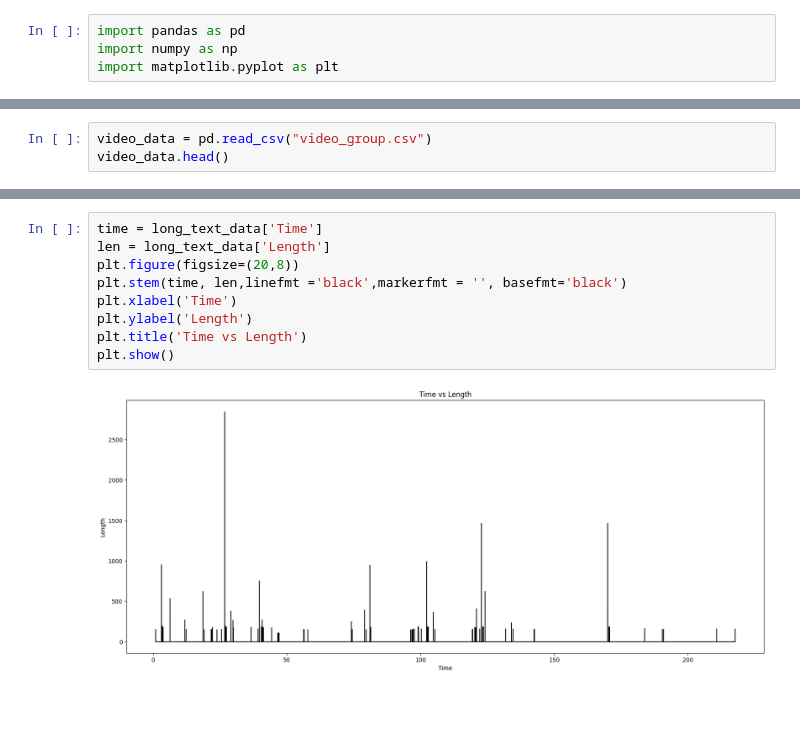
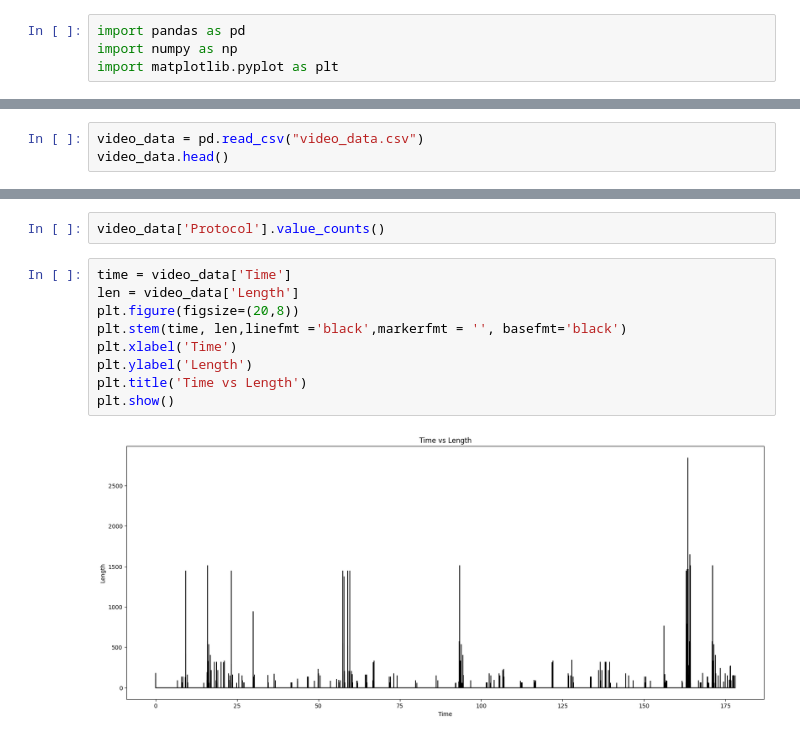
Before and after one commit to NoaAmichai/Computer_networks_final_project, a Jupyter notebook: project.ipynb, the cells around one changed output, grey strips where cells are left out. Saved outputs shown, nothing was run; the diff lists cells and outputs as text; blank space fills up the shorter version.

```diff
--- a/project.ipynb
+++ b/project.ipynb
@@ -27,5 +44,5 @@ plt.show()
 # %%
-video_data = pd.read_csv("video_group.csv")
+video_data = pd.read_csv("video_data.csv")
 video_data.head()
 # %% [output]
 |  | No. | Time | Source | Destination | Protocol | Length | Info |
@@ -58,11 +88,13 @@ long_text_data.head()
+# %%
+video_data['Protocol'].value_counts()
 # %%
-time = long_text_data['Time']
-len = long_text_data['Length']
+time = video_data['Time']
+len = video_data['Length']
 plt.figure(figsize=(20,8))
 plt.stem(time, len,linefmt ='black',markerfmt = '', basefmt='black')
 plt.xlabel('Time')
 plt.ylabel('Length')
 plt.title('Time vs Length')
 plt.show()
 # %% [output]
-[figure, old version]
+[figure, new version]
```
Also changed, not shown: parts of 7 cells of this notebook.
